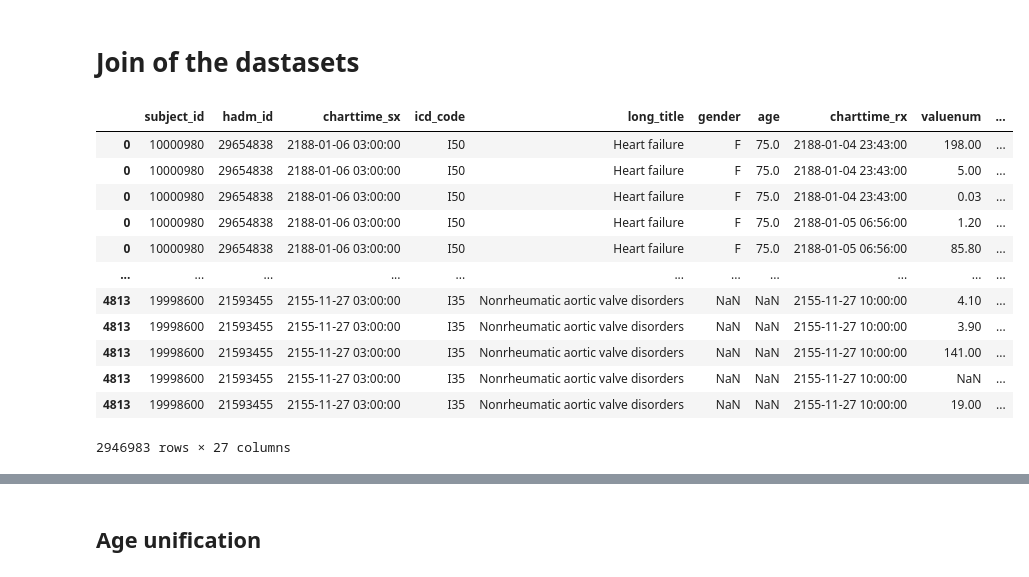
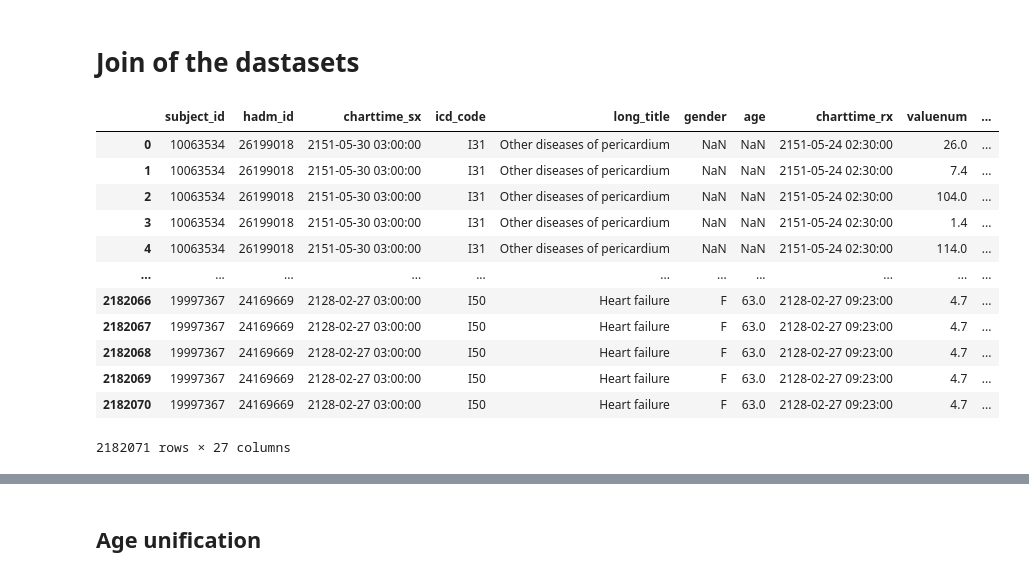
Before and after one commit to TommyTokk/DA4DH, a Jupyter notebook: notebooks/DataPreparation/join.ipynb, the cells around one changed output, grey strips where cells are left out. Cells and saved outputs as stored; diff of their text form; code cells hidden in the pictures.

Commit message:
feat: Add profiles to the join file

```diff
--- a/notebooks/DataPreparation/join.ipynb
+++ b/notebooks/DataPreparation/join.ipynb
@@ -3,38 +3,50 @@
 # %%
 import pandas as pd
 import numpy as np
 import seaborn as sns
+import matplotlib.pyplot as plt
 import sys
 import os
 sys.path.append(os.path.abspath(os.path.join(os.getcwd(), '../..')))
 
 from src.utils import data_understanding as du
 from src.utils import utils as ut
 
 hd_df = pd.read_csv("../../data/processed/hd.csv")
 lab_events_df = pd.read_csv("../../data/processed/lab_events.csv")
 micro_bio_df = pd.read_csv("../../data/processed/microbio.csv")
 
 # Make the join between processed datasets
 
-joined_df = hd_df.join(lab_events_df.set_index('hadm_id'), 'hadm_id', lsuffix="_sx", rsuffix="_rx")
-joined_df.set_index(['subject_id', 'hadm_id'])
-joined_df = joined_df.join(micro_bio_df.set_index(['subject_id', 'hadm_id']), ['subject_id', 'hadm_id'], lsuffix="_sx", rsuffix="_rx")
-joined_df.drop_duplicates()
+joined_df = pd.merge(hd_df, lab_events_df, on='hadm_id', how='inner', suffixes=('_sx', '_rx'))
+joined_df = pd.merge(
+    joined_df,
+    micro_bio_df,
+    on=['subject_id', 'hadm_id'],
+    how='inner',
+    suffixes=('', '_micro')
+)
+
+# Drop all the lines that have a qc_flag = QC_WARN or QC_FAIL
+joined_df = joined_df[joined_df['qc_flag'] == 'QC_OK']
+
+# Drop ALL duplicate rows (keeps only unique rows)
+joined_df = joined_df.drop_duplicates(keep=False).reset_index(drop=True)
+joined_df
 # %% [output]
 |  | subject_id | hadm_id | charttime_sx | icd_code | long_title | gender | age | charttime_rx | valuenum | ... |
-| 0 | 10000980 | 29654838 | 2188-01-06 03:00:00 | I50 | Heart failure | F | 75.0 | 2188-01-04 23:43:00 | 198.00 | ... |
-| 0 | 10000980 | 29654838 | 2188-01-06 03:00:00 | I50 | Heart failure | F | 75.0 | 2188-01-04 23:43:00 | 5.00 | ... |
-| 0 | 10000980 | 29654838 | 2188-01-06 03:00:00 | I50 | Heart failure | F | 75.0 | 2188-01-04 23:43:00 | 0.03 | ... |
-| 0 | 10000980 | 29654838 | 2188-01-06 03:00:00 | I50 | Heart failure | F | 75.0 | 2188-01-05 06:56:00 | 1.20 | ... |
-| 0 | 10000980 | 29654838 | 2188-01-06 03:00:00 | I50 | Heart failure | F | 75.0 | 2188-01-05 06:56:00 | 85.80 | ... |
+| 0 | 10063534 | 26199018 | 2151-05-30 03:00:00 | I31 | Other diseases of pericardium | NaN | NaN | 2151-05-24 02:30:00 | 26.0 | ... |
+| 1 | 10063534 | 26199018 | 2151-05-30 03:00:00 | I31 | Other diseases of pericardium | NaN | NaN | 2151-05-24 02:30:00 | 7.4 | ... |
+| 2 | 10063534 | 26199018 | 2151-05-30 03:00:00 | I31 | Other diseases of pericardium | NaN | NaN | 2151-05-24 02:30:00 | 104.0 | ... |
+| 3 | 10063534 | 26199018 | 2151-05-30 03:00:00 | I31 | Other diseases of pericardium | NaN | NaN | 2151-05-24 02:30:00 | 1.4 | ... |
+| 4 | 10063534 | 26199018 | 2151-05-30 03:00:00 | I31 | Other diseases of pericardium | NaN | NaN | 2151-05-24 02:30:00 | 114.0 | ... |
 | ... | ... | ... | ... | ... | ... | ... | ... | ... | ... | ... |
-| 4813 | 19998600 | 21593455 | 2155-11-27 03:00:00 | I35 | Nonrheumatic aortic valve disorders | NaN | NaN | 2155-11-27 10:00:00 | 4.10 | ... |
-| 4813 | 19998600 | 21593455 | 2155-11-27 03:00:00 | I35 | Nonrheumatic aortic valve disorders | NaN | NaN | 2155-11-27 10:00:00 | 3.90 | ... |
-| 4813 | 19998600 | 21593455 | 2155-11-27 03:00:00 | I35 | Nonrheumatic aortic valve disorders | NaN | NaN | 2155-11-27 10:00:00 | 141.00 | ... |
-| 4813 | 19998600 | 21593455 | 2155-11-27 03:00:00 | I35 | Nonrheumatic aortic valve disorders | NaN | NaN | 2155-11-27 10:00:00 | NaN | ... |
-| 4813 | 19998600 | 21593455 | 2155-11-27 03:00:00 | I35 | Nonrheumatic aortic valve disorders | NaN | NaN | 2155-11-27 10:00:00 | 19.00 | ... |
+| 2182066 | 19997367 | 24169669 | 2128-02-27 03:00:00 | I50 | Heart failure | F | 63.0 | 2128-02-27 09:23:00 | 4.7 | ... |
+| 2182067 | 19997367 | 24169669 | 2128-02-27 03:00:00 | I50 | Heart failure | F | 63.0 | 2128-02-27 09:23:00 | 4.7 | ... |
+| 2182068 | 19997367 | 24169669 | 2128-02-27 03:00:00 | I50 | Heart failure | F | 63.0 | 2128-02-27 09:23:00 | 4.7 | ... |
+| 2182069 | 19997367 | 24169669 | 2128-02-27 03:00:00 | I50 | Heart failure | F | 63.0 | 2128-02-27 09:23:00 | 4.7 | ... |
+| 2182070 | 19997367 | 24169669 | 2128-02-27 03:00:00 | I50 | Heart failure | F | 63.0 | 2128-02-27 09:23:00 | 4.7 | ... |
-2946983 rows × 27 columns
+2182071 rows × 27 columns
 # %%
 #Mask to find all the rows where 'valuenum' it outside the upper-lower range
 mask_1 = (joined_df['valuenum'] < joined_df['ref_range_lower']) | (joined_df['valuenum'] > joined_df['ref_range_upper'])
```
Also changed, not shown: parts of 18 cells of this notebook, 5 other files.
